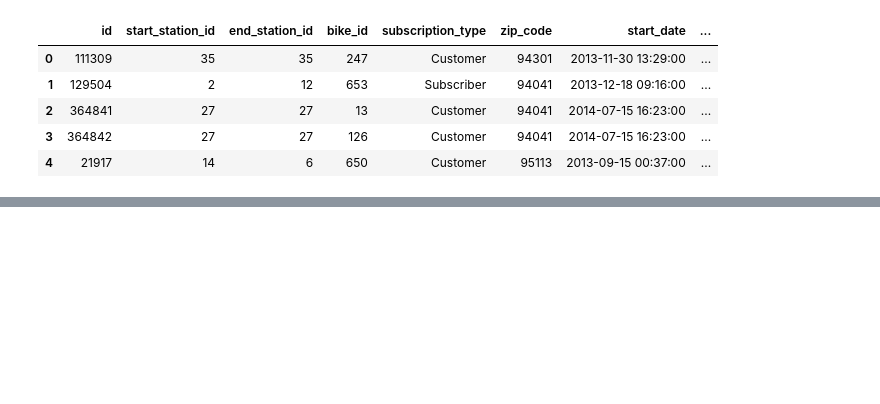
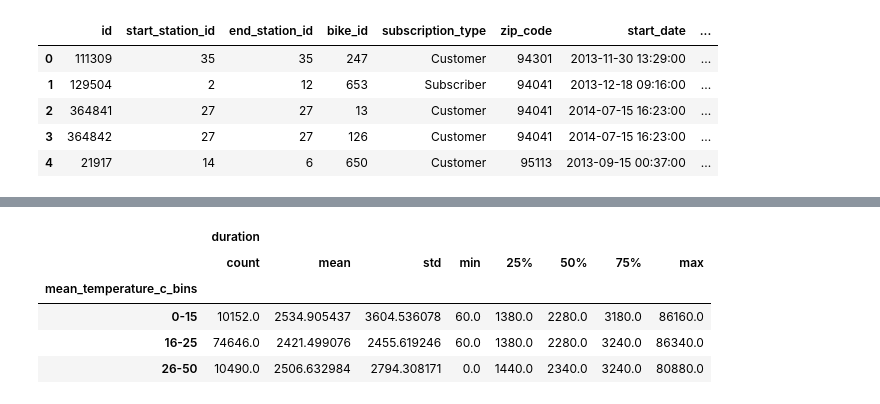
Before and after one commit to orbenishay/pandas-project, a Jupyter notebook: Bicycle_9.ipynb, the cells around one changed output, grey strips where cells are left out. Cells and saved outputs as stored; diff of their text form; code cells hidden in the pictures; blank space fills up the shorter version.

```diff
--- a/Bicycle_9.ipynb
+++ b/Bicycle_9.ipynb
@@ -229,0 +287,9 @@ df_all.head()
+# %%
+temp_dur.groupby("mean_temperature_c_bins").describe()
+# %% [output]
+|  | duration |  |  |  |  |  |  |  |
+|  | count | mean | std | min | 25% | 50% | 75% | max |
+| mean_temperature_c_bins |  |  |  |  |  |  |  |  |
+| 0-15 | 10152.0 | 2534.905437 | 3604.536078 | 60.0 | 1380.0 | 2280.0 | 3180.0 | 86160.0 |
+| 16-25 | 74646.0 | 2421.499076 | 2455.619246 | 60.0 | 1380.0 | 2280.0 | 3240.0 | 86340.0 |
+| 26-50 | 10490.0 | 2506.632984 | 2794.308171 | 0.0 | 1440.0 | 2340.0 | 3240.0 | 80880.0 |
```
Also changed, not shown: parts of 10 cells of this notebook.
